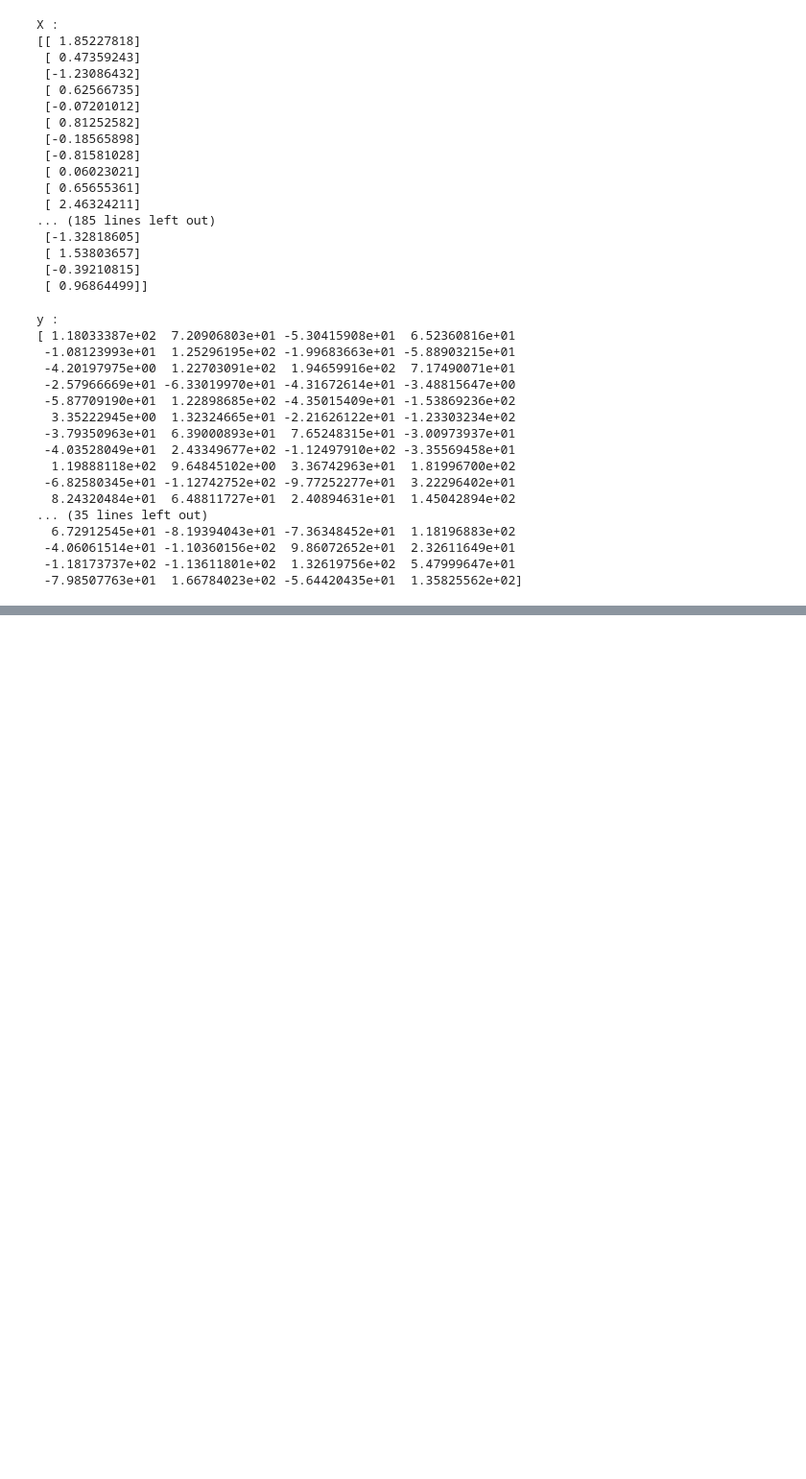
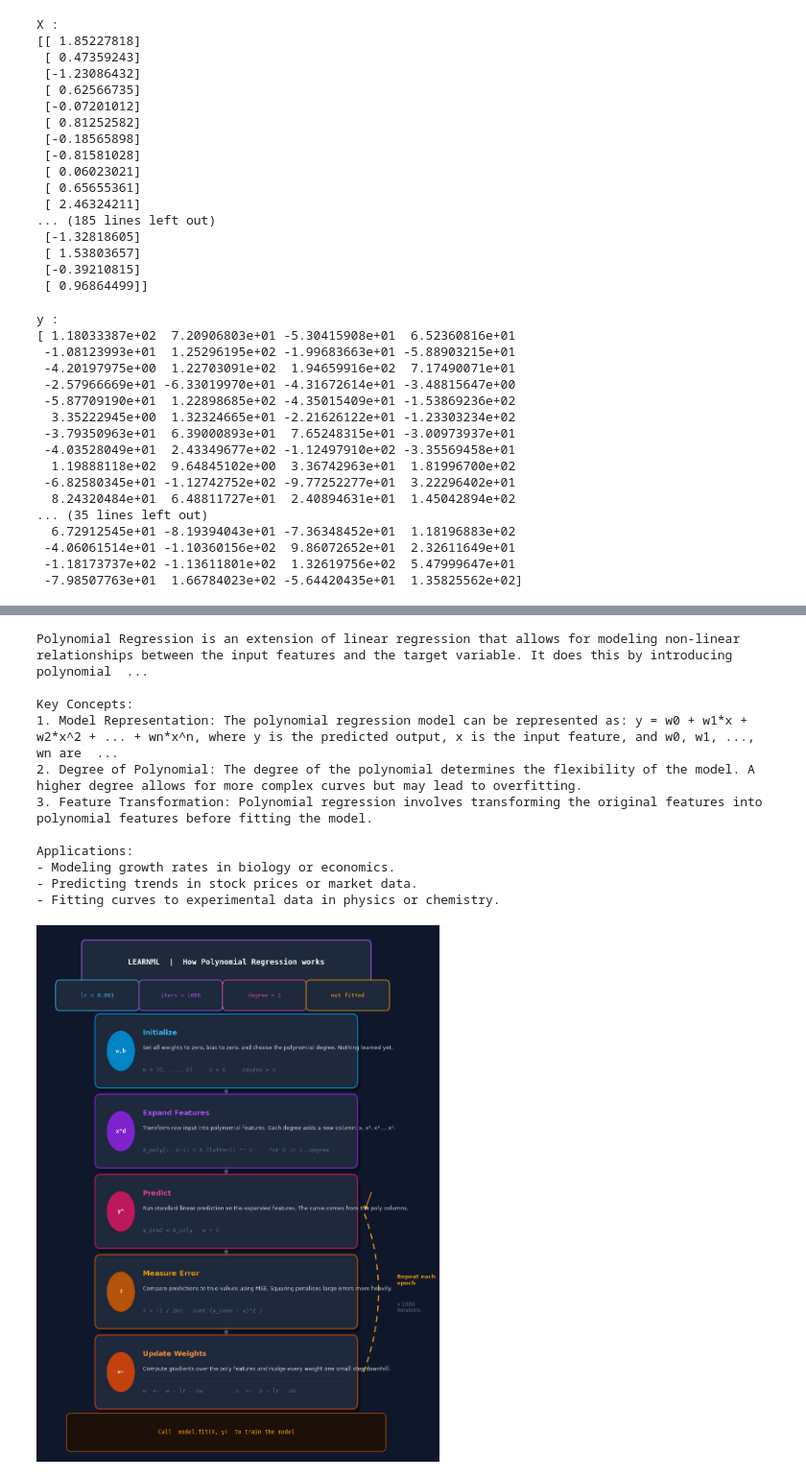
Before and after one commit to 7sn3rif/LearnML_Library, a Jupyter notebook: testing/regression_testing.ipynb, the cells around one changed output, grey strips where cells are left out. Shown at 96% size. Cells and saved outputs as stored; diff of their text form; code cells hidden in the pictures; blank space fills up the shorter version.

```diff
--- a/testing/regression_testing.ipynb
+++ b/testing/regression_testing.ipynb
@@ -113,0 +139,16 @@ AttributeError: 'LinearRegression' object has no attribute 'predict'
+# %%
+#lets learn about polynomial regression and how it can be used to model more complex relationships between the input features and the target variable. The learn_about_PolynomialRegression function provides information on the PolynomialRegression class, including its purpose, usage, and examples.
+learn_about_PolynomialRegression()
+# %% [output]
+Polynomial Regression is an extension of linear regression that allows for modeling non-linear relationships between the input features and the target variable. It does this by introducing polynomial  ...
+
+Key Concepts:
+1. Model Representation: The polynomial regression model can be represented as: y = w0 + w1*x + w2*x^2 + ... + wn*x^n, where y is the predicted output, x is the input feature, and w0, w1, ..., wn are  ...
+2. Degree of Polynomial: The degree of the polynomial determines the flexibility of the model. A higher degree allows for more complex curves but may lead to overfitting.
+3. Feature Transformation: Polynomial regression involves transforming the original features into polynomial features before fitting the model.
+
+Applications:
+- Modeling growth rates in biology or economics.
+- Predicting trends in stock prices or market data.
+- Fitting curves to experimental data in physics or chemistry.
+[figure, added]
```
Also changed, not shown: parts of 18 cells of this notebook, 3 other files.
